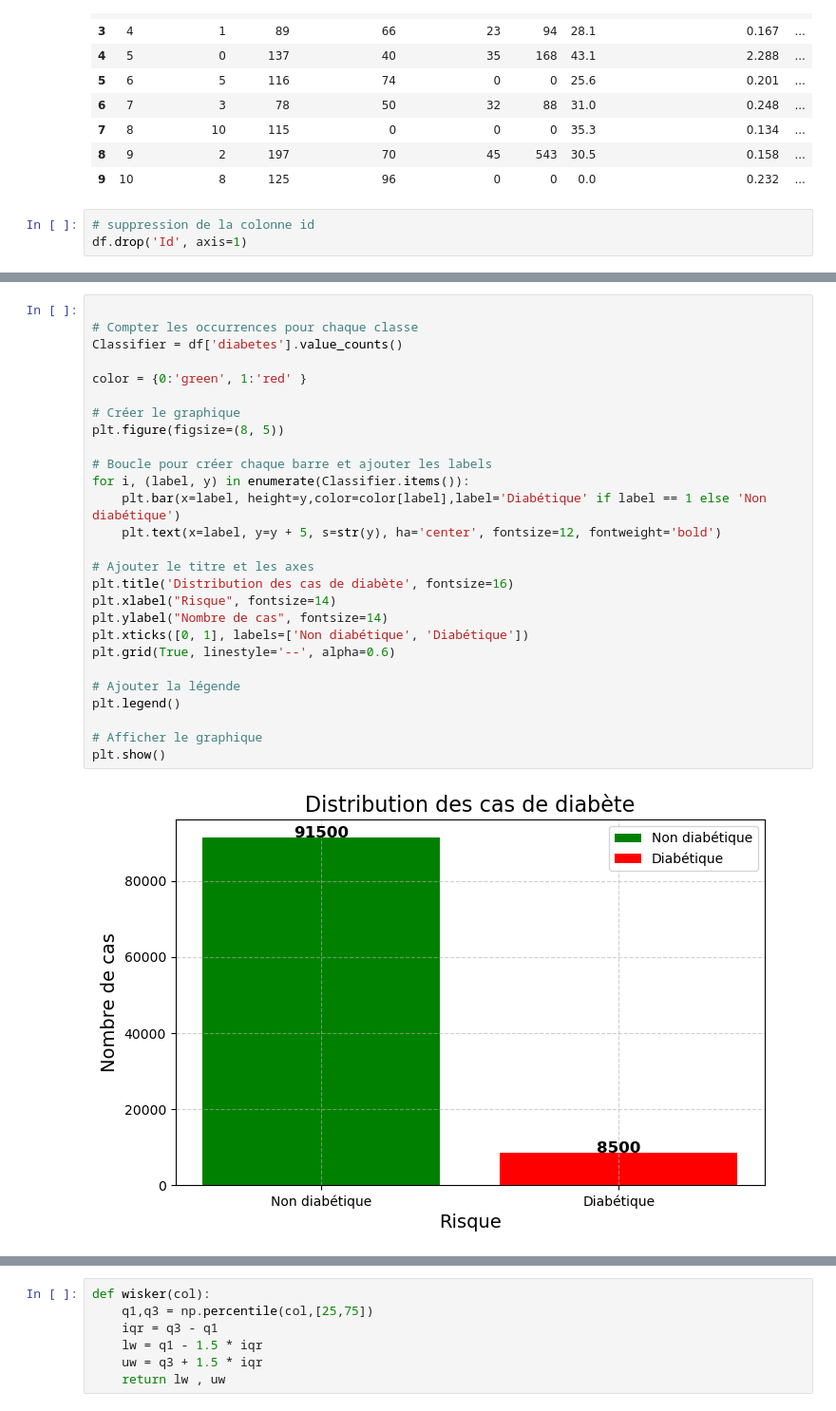
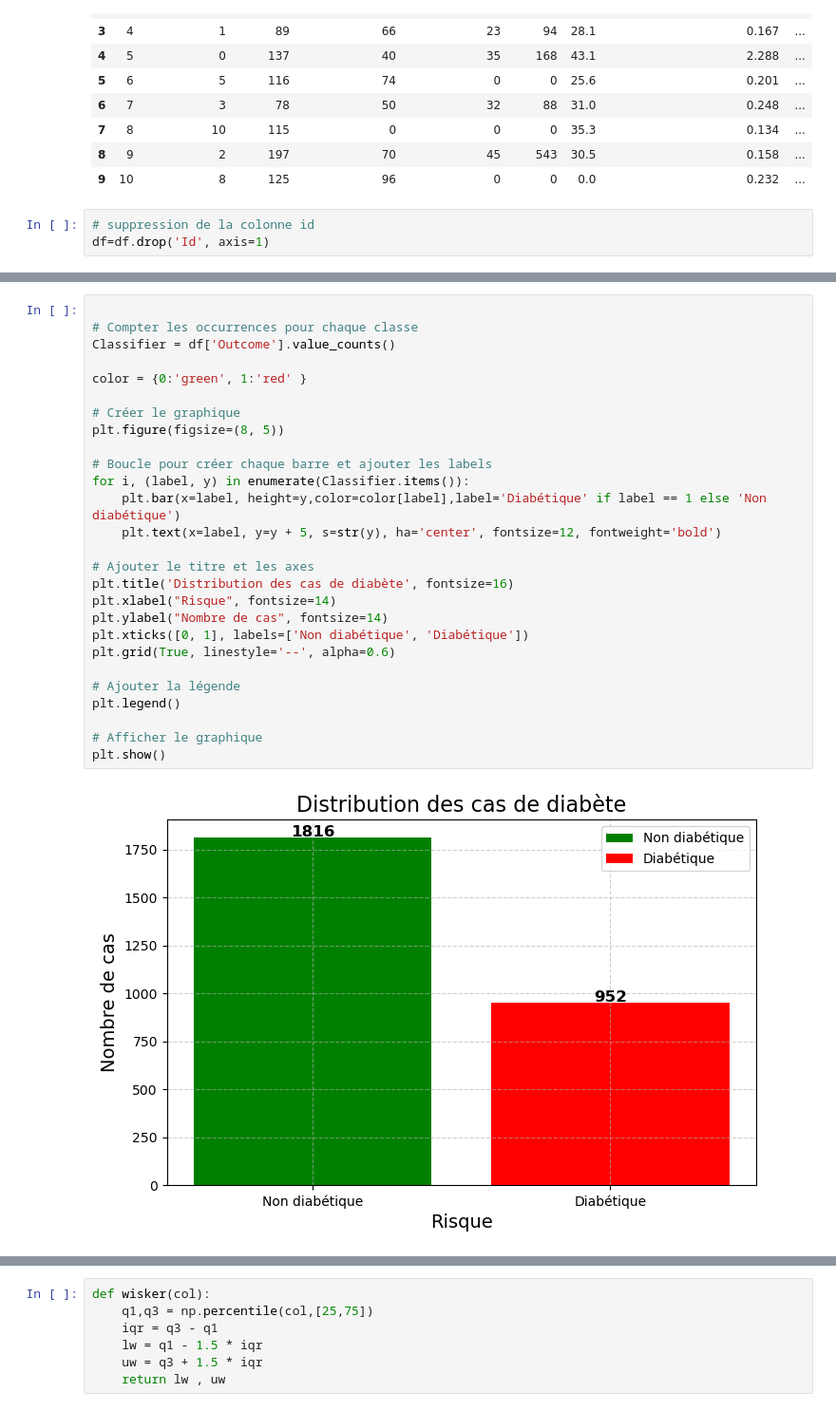
Before and after one commit to Strate-Milambo/Diabetes_detection, a Jupyter notebook: Main.ipynb, the cells around one changed output, grey strips where cells are left out. Shown: that part at 95% size. Cells and saved outputs as stored; diff of their text form.

```diff
--- a/Main.ipynb
+++ b/Main.ipynb
@@ -31,4 +31,4 @@ df.head(10)
 | 9 | 10 | 8 | 125 | 96 | 0 | 0 | 0.0 | 0.232 | ... |
 # %%
 # suppression de la colonne id
-df.drop('Id', axis=1)
+df=df.drop('Id', axis=1)
@@ -111,29 +95,29 @@ df.groupby('diabetes').count()
 # %%
 
 # Compter les occurrences pour chaque classe
-Classifier = df['diabetes'].value_counts()
+Classifier = df['Outcome'].value_counts()
 
 color = {0:'green', 1:'red' }
 
 # Créer le graphique
 plt.figure(figsize=(8, 5))
 
 # Boucle pour créer chaque barre et ajouter les labels
 for i, (label, y) in enumerate(Classifier.items()):
     plt.bar(x=label, height=y,color=color[label],label='Diabétique' if label == 1 else 'Non diabétique')
     plt.text(x=label, y=y + 5, s=str(y), ha='center', fontsize=12, fontweight='bold')
 
 # Ajouter le titre et les axes
 plt.title('Distribution des cas de diabète', fontsize=16)
 plt.xlabel("Risque", fontsize=14)
 plt.ylabel("Nombre de cas", fontsize=14)
 plt.xticks([0, 1], labels=['Non diabétique', 'Diabétique'])
 plt.grid(True, linestyle='--', alpha=0.6)
 
 # Ajouter la légende
 plt.legend()
 
 # Afficher le graphique
 plt.show()
 # %% [output]
-[figure, old version]
+[figure, new version]
```
Also changed, not shown: parts of 33 cells of this notebook.
